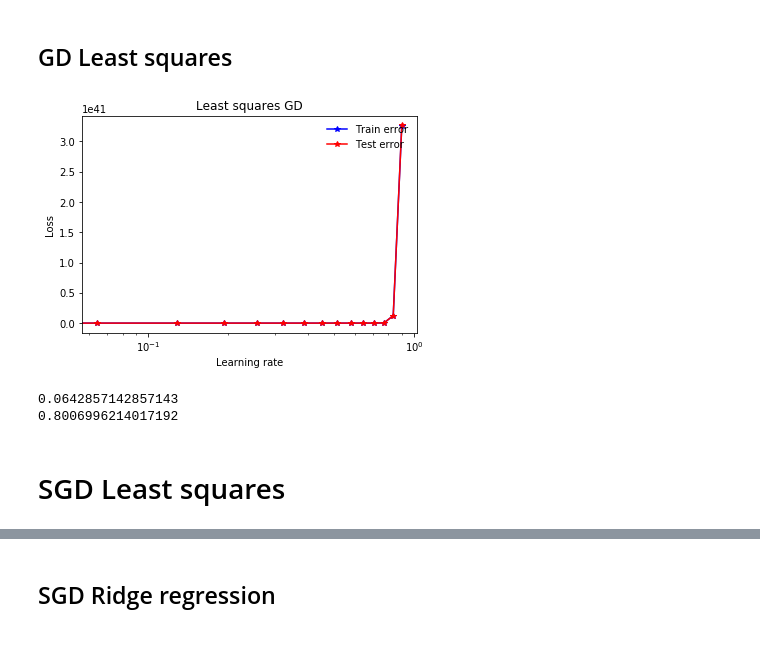
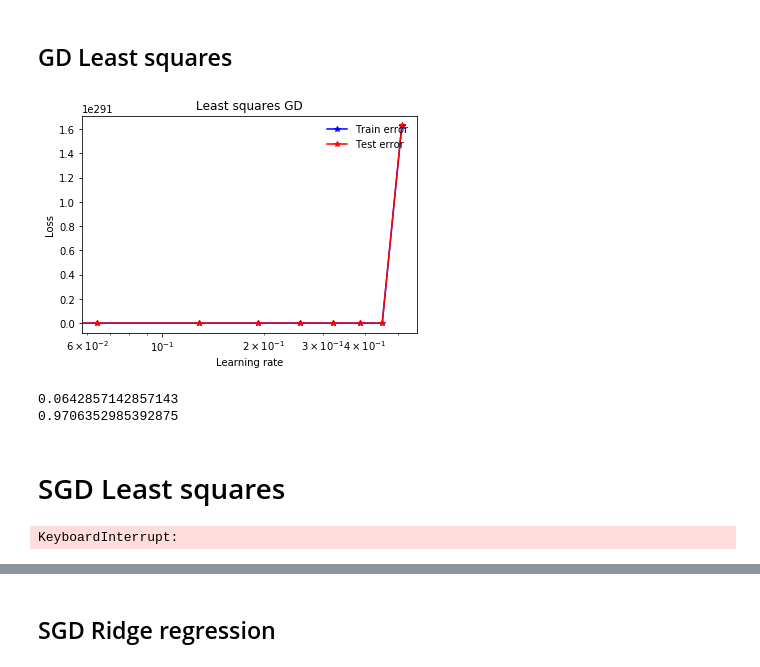
Before and after one commit to PaulineMauryL/MachineLearningProject1, a Jupyter notebook: Projet_1_Clean.ipynb, the cells around one changed output, grey strips where cells are left out. Drawn from its saved outputs; the diff is of its cells as text; code cells hidden in the pictures.

Commit message:
solved cross validation misunderstanding

```diff
--- a/Projet_1_Clean.ipynb
+++ b/Projet_1_Clean.ipynb
@@ -30,7 +34,7 @@ x_test = add_bias(x_test)
 # %% [markdown]
 ## Constant definitions
 # %%
-nb_cross_validation = 10
+nb_fold = 10
 # %%
 # Define the parameters of the algorithm. (probably change afterwards)
 max_iters = 200   #les plots sont moches parce que j'ai fait avec 20 ici
@@ -49,35 +50,45 @@ Vous en pensez quoi ?
 # %% [markdown]
 ## GD Least squares
 # %%
-def ls_gd_hyperparam(gammas, nb_cross_validation):
-    loss_test = np.zeros([len(gammas), nb_cross_validation])
+def ls_gd_hyperparam(gammas, nb_fold, x_train, y_train):
+    loss_valid = np.zeros([len(gammas), nb_cross_validation])
     loss_train = np.zeros([len(gammas), nb_cross_validation])
+
+    nb_elem = math.floor(x_train.shape[0]/nb_cross_validation)
+
     for i, gamma in enumerate(gammas):
-        for j in range(nb_cross_validation):
-            w, loss_tr = least_squares_GD(y_train, x_train, w_initial, max_iters, gamma)
-            loss_train[i][j] = loss_tr
-            loss_test[i][j] = compute_loss_ls(y_test, x_test, w)
-    return loss_test, loss_train
+        for k in range(nb_fold):
+            x_valid_k = x_train[k*nb_elem:(k+1)*nb_elem][:]
+            y_valid_k = y_train[k*nb_elem:(k+1)*nb_elem]
+
+            x_train_k = np.concatenate([x_train[0:k*nb_elem][:], x_train[(k+1)*nb_elem:][:]])
+            y_train_k = np.concatenate([y_train[0:k*nb_elem],    y_train[(k+1)*nb_elem:]   ])
+
+            w, loss_tr = least_squares_GD(y_train_k, x_train_k, w_initial, max_iters, gamma)
+            loss_train[i][k] = loss_tr
+            loss_valid[i][k] = compute_loss_ls(y_valid_k, x_valid_k, w)
+
+    return loss_valid, loss_train
 # %%
-loss_test_gd, loss_train_gd = ls_gd_hyperparam(gammas, nb_cross_validation)
+loss_valid_gd, loss_train_gd = ls_gd_hyperparam(gammas, nb_cross_validation, x_train, y_train)
 # %%
 train_gd_mean = np.mean(loss_train_gd, axis=1)
-test_gd_mean = np.mean(loss_test_gd, axis=1)
+valid_gd_mean = np.mean(loss_valid_gd, axis=1)
 # %%
 #Schéma moche parce que nb_iter bien trop faible
-plot_train_test(train_gd_mean, test_gd_mean, gammas, "Least squares GD")
+plot_train_test(train_gd_mean, valid_gd_mean, gammas, "Least squares GD")
 # %% [output]
-[figure, old version]
+[figure, new version]
 # %%
 # Minimum values for ls_gd
-idx = np.argmin(test_gd_mean)
+idx = np.argmin(valid_gd_mean)
 learning_rate = gammas[idx]
-ls_gd_loss = np.min(test_gd_mean)
+ls_gd_loss = np.min(valid_gd_mean)
 print(learning_rate)
 print(ls_gd_loss)
 # %% [output]
 0.0642857142857143
-0.8006996214017192
+0.9706352985392875
 # %% [markdown]
 # SGD Least squares
 # %%
@@ -93,4 +114,6 @@ def ls_sgd_hyperparam(gammas, nb_cross_validation):
 # %%
-loss_test_sgd, loss_train_sgd = ls_sgd_hyperparam(gammas, nb_cross_validation)
+loss_valid_sgd, loss_train_sgd = ls_sgd_hyperparam(gammas, nb_cross_validation)
+# %% [output]
+KeyboardInterrupt:
 # %%
 train_sgd_mean = np.mean(loss_train_sgd, axis=1)
```
Also changed, not shown: parts of 14 cells of this notebook.
